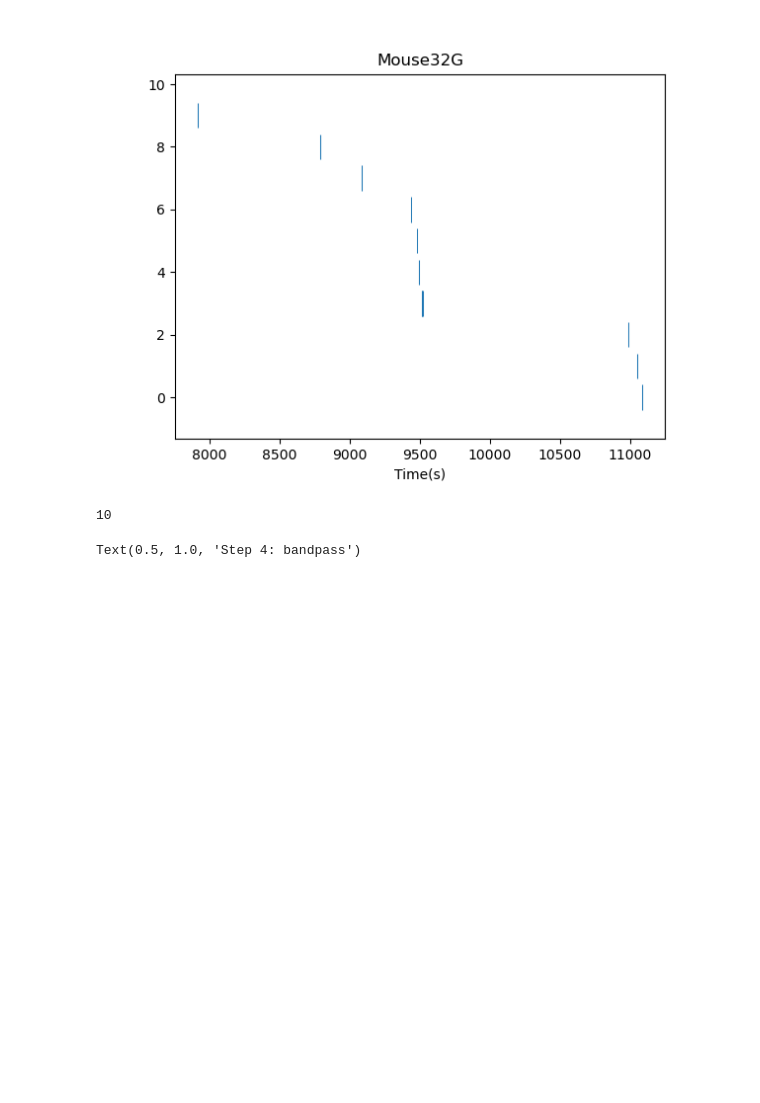
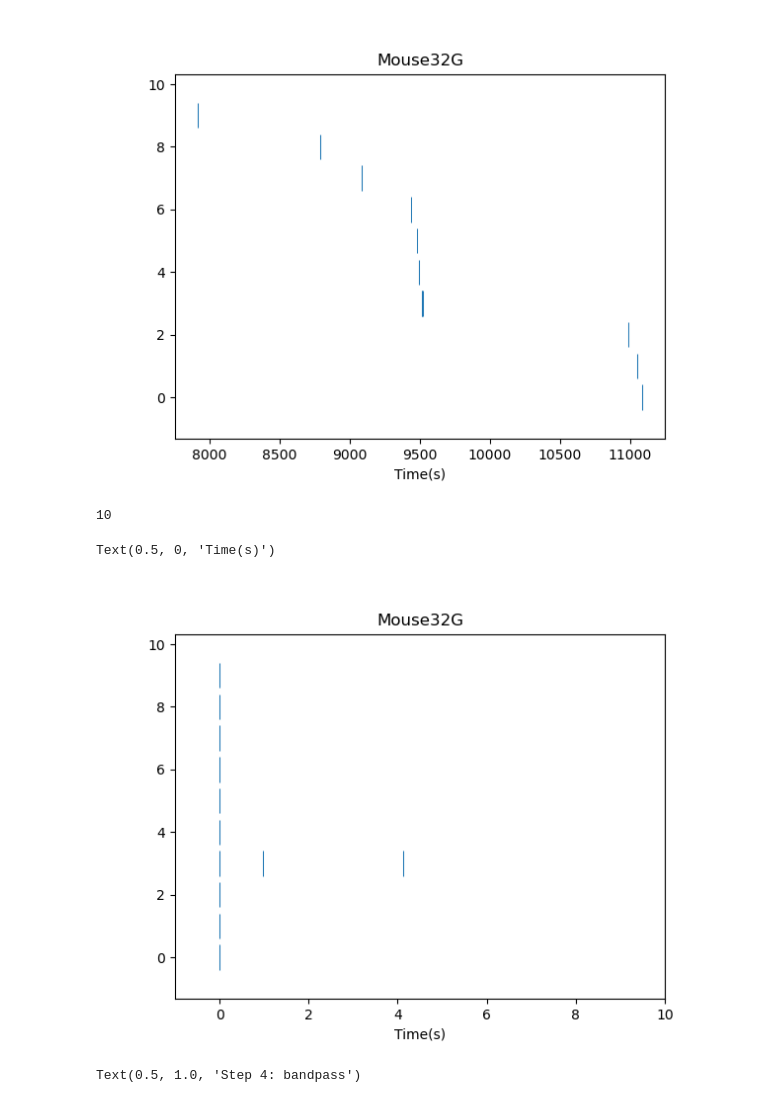
Before and after one commit to praneethnamburi/Photometry_and_Licks_BeyelerLab, a Jupyter notebook: notebooks/lick_analysis.ipynb, the cells around one changed output. Saved outputs shown, nothing was run; the diff lists cells and outputs as text; code cells hidden in the pictures; blank space fills up the shorter version.

```diff
--- a/notebooks/lick_analysis.ipynb
+++ b/notebooks/lick_analysis.ipynb
@@ -70,6 +70,19 @@ f.savefig(os.path.join(fdir, f'{mouse_id}_bout_raster.pdf'))
 d.lick_times[mouse_id].n_bouts()
 # %% [output]
 10
+# %%
+## Make a save a raster plot with each bout on one line
+bout_classes = np.array(d.lick_times[mouse_id].bout_classes())
+lick_times = np.array(d.lick_times[mouse_id]())
+bout_start = np.array(d.lick_times[mouse_id].bout_start())
+f, ax = plt.subplots(1, 1)
+ax.eventplot([lick_times[bout_classes==bout_number] - bout_start[bout_number-1] for bout_number in range(d.lick_times[mouse_id].n_bouts(),0,-1)], linelengths=0.8)
+ax.set_title(mouse_id)
+ax.set_xlim([-1, 10])
+ax.set_xlabel('Time(s)')
+# %% [output]
+Text(0.5, 0, 'Time(s)')
+[figure, added]
 # %%
 m = d(mouse_id).GCaMP
 m_ref = d(mouse_id).isos[m._t0 + p.discard_initial_s:].detrend_airPLS(p.detrend_lambda)
```
Also changed, not shown: parts of 3 cells of this notebook.
